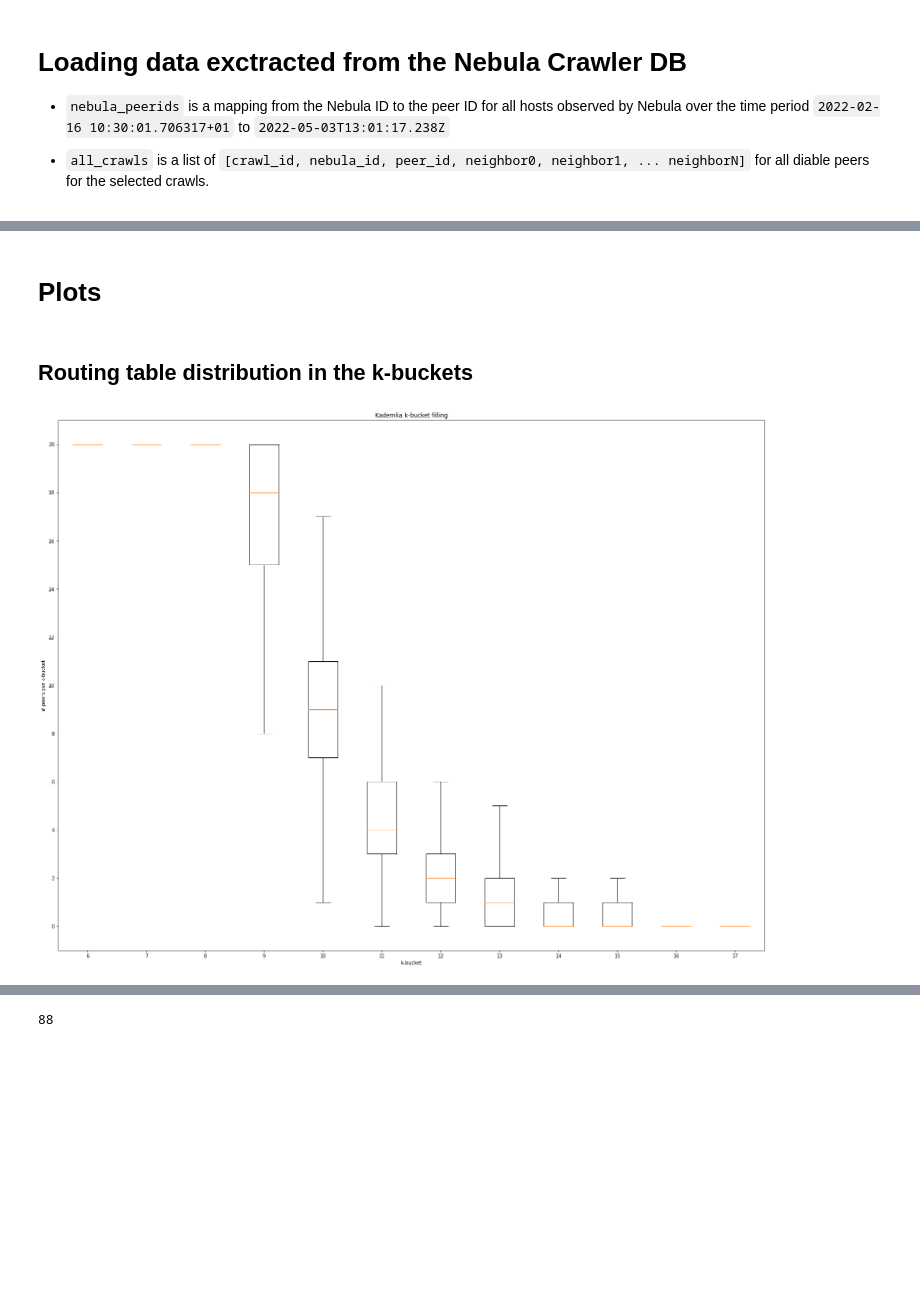
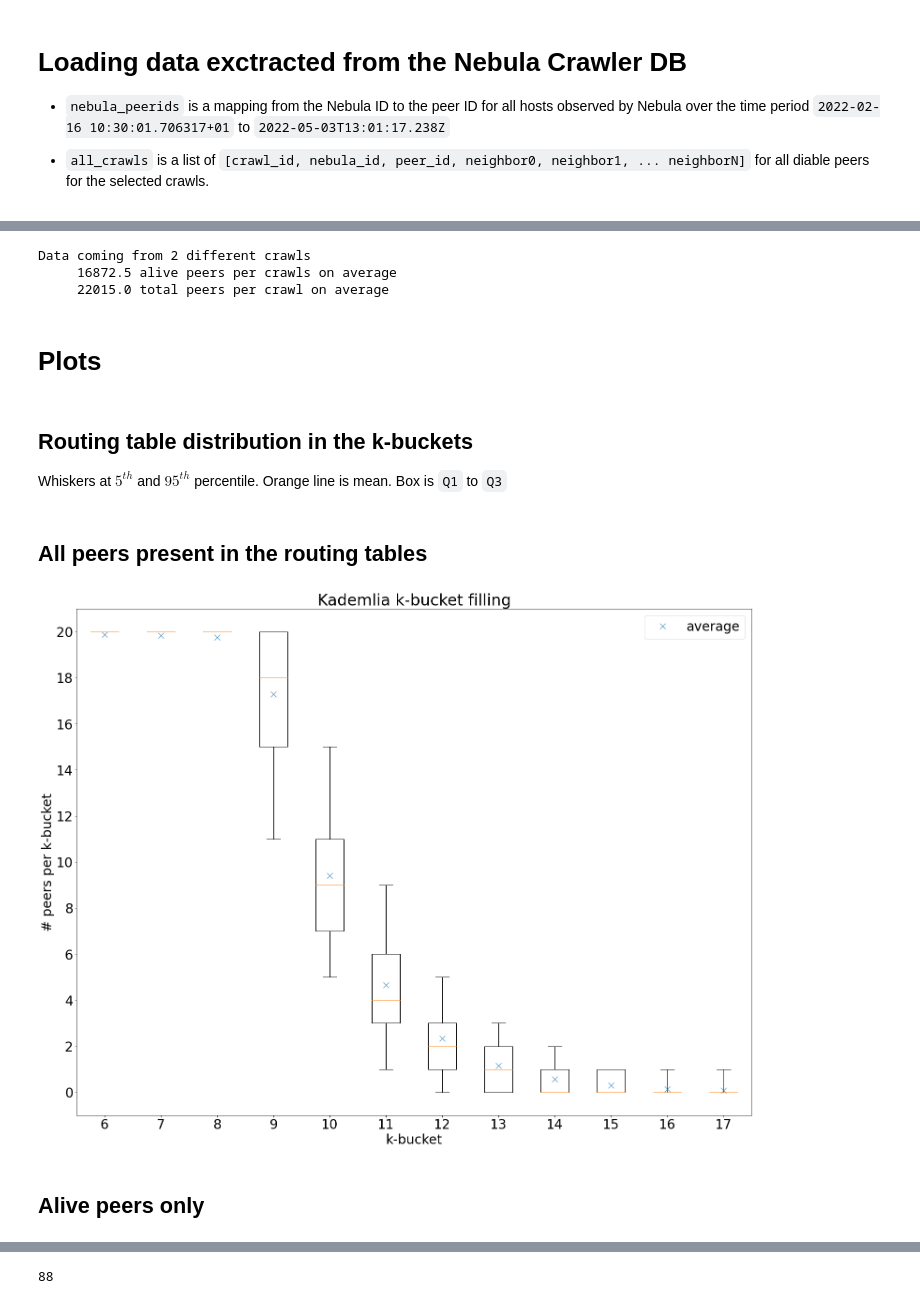
Before and after one commit to probe-lab/network-measurements, a Jupyter notebook: implementations/rfm19-dht-routing-table-health/Untitled.ipynb, the cells around one changed output, grey strips where cells are left out. Saved outputs shown, nothing was run; the diff lists cells and outputs as text; code cells hidden in the pictures; blank space fills up the shorter version.

```diff
--- a/implementations/rfm19-dht-routing-table-health/Untitled.ipynb
+++ b/implementations/rfm19-dht-routing-table-health/Untitled.ipynb
@@ -10,7 +10,7 @@ from binary_trie import Trie, bytes_to_bitstring, int_to_bitstring
 # %% [markdown]
 # Plot design
 # %%
-plt.rc('font', size=20)
+plt.rc('font', size=28)
 # %% [markdown]
 # Helper functions and classes
 # %%
@@ -289,4 +303,14 @@ Crawl 3519 finished, stale peers: 164699 , total time elapsed: 173.3100175857544
+# %%
+print("Data coming from", crawl_count, "different crawls")
+print(" "*4, avg_peers_per_crawl, "alive peers per crawls on average")
+print(" "*4, total_avg_peers_per_crawl, "total peers per crawl on average")
+# %% [output]
+Data coming from 2 different crawls
+     16872.5 alive peers per crawls on average
+     22015.0 total peers per crawl on average
 # %% [markdown]
 # Plots
 # %% [markdown]
 ## Routing table distribution in the k-buckets
+
+Whiskers at $5^{th}$ and $95^{th}$ percentile. Orange line is mean. Box is `Q1` to `Q3`
@@ -293,27 +319,35 @@ Crawl 3519 finished, stale peers: 164699 , total time elapsed: 173.3100175857544
+# %% [markdown]
+## All peers present in the routing tables
 # %%
 fig = plt.figure(figsize=(20,15), facecolor='white', edgecolor ='black')
 ax = fig.add_axes([0, 0, 1, 1])
 
 #ax.set_xlim(220,257)
 plt.yticks(range(0, 21, 2))
 
 
-bp = ax.boxplot(routing_table_distribution_in_kbuckets_data[6:18], positions=range(6,18), showfliers=False)
+bp = ax.boxplot(routing_table_distribution_in_kbuckets_data[6:18], positions=range(6,18),\
+                showfliers=False, whis=(5, 95))
+
+plt.plot(range(6,18), avg_in_bucket[6:18], marker='x', markersize=12, ls='', label='average')
 
 plt.xlabel("k-bucket")
 plt.ylabel("# peers per k-bucket")
 plt.grid(False)
 
 plt.title("Kademlia k-bucket filling")
+plt.legend()
 
 plt.savefig("plots/kbucket-filling-distribution-test.png",
             bbox_inches ="tight",
             pad_inches = 1,
             transparent = False,
             facecolor ="w",
             edgecolor ='w')
 
 # show plot
 plt.show()
 # %% [output]
-[figure, old version]
+[figure, new version]
+# %% [markdown]
+## Alive peers only
```
Also changed, not shown: parts of 40 cells of this notebook, 12 other files.
